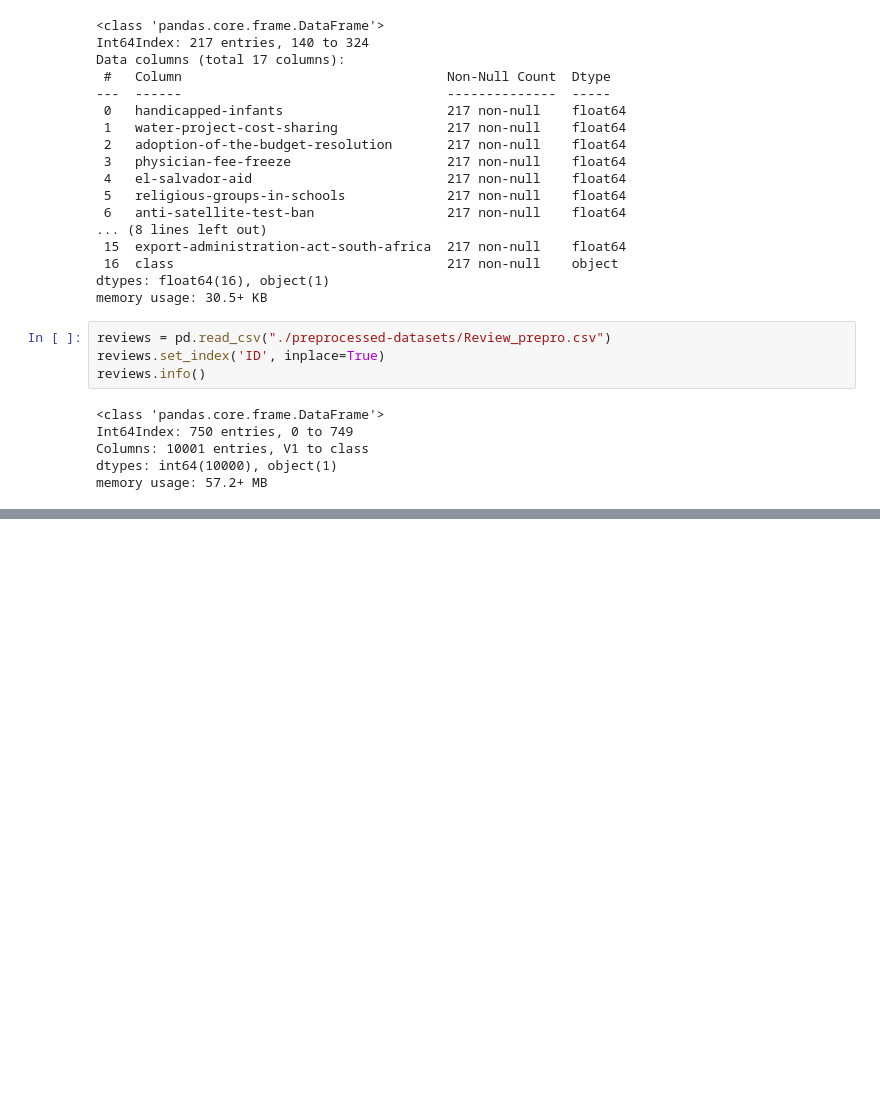
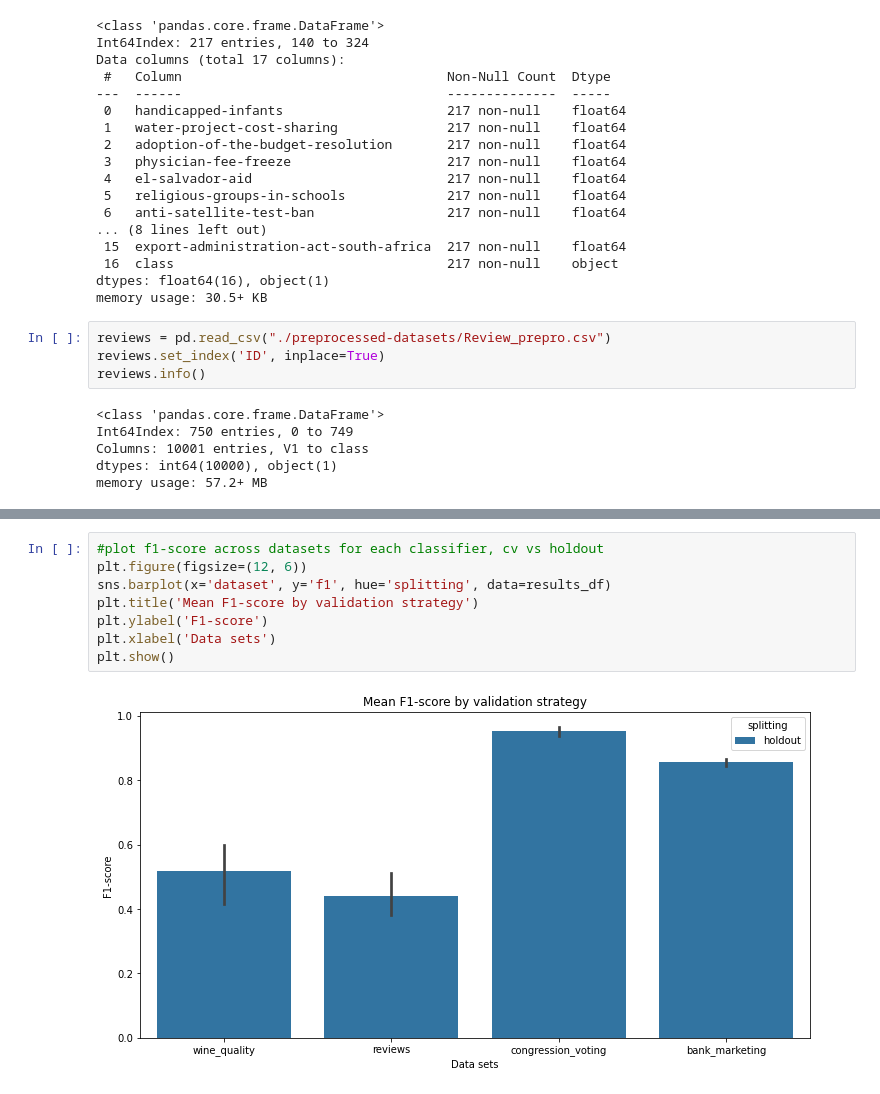
Before and after one commit to izsom/MachineLearning23ws, a Jupyter notebook: Exercise1/pipeline.ipynb, the cells around one changed output, grey strips where cells are left out. Saved outputs shown, nothing was run; the diff lists cells and outputs as text; blank space fills up the shorter version.

```diff
--- a/Exercise1/pipeline.ipynb
+++ b/Exercise1/pipeline.ipynb
@@ -394,0 +453,10 @@ plt.show()
+# %%
+#plot f1-score across datasets for each classifier, cv vs holdout
+plt.figure(figsize=(12, 6))
+sns.barplot(x='dataset', y='f1', hue='splitting', data=results_df)
+plt.title('Mean F1-score by validation strategy')
+plt.ylabel('F1-score')
+plt.xlabel('Data sets')
+plt.show()
+# %% [output]
+[figure, added]
```
Also changed, not shown: parts of 12 cells of this notebook.
